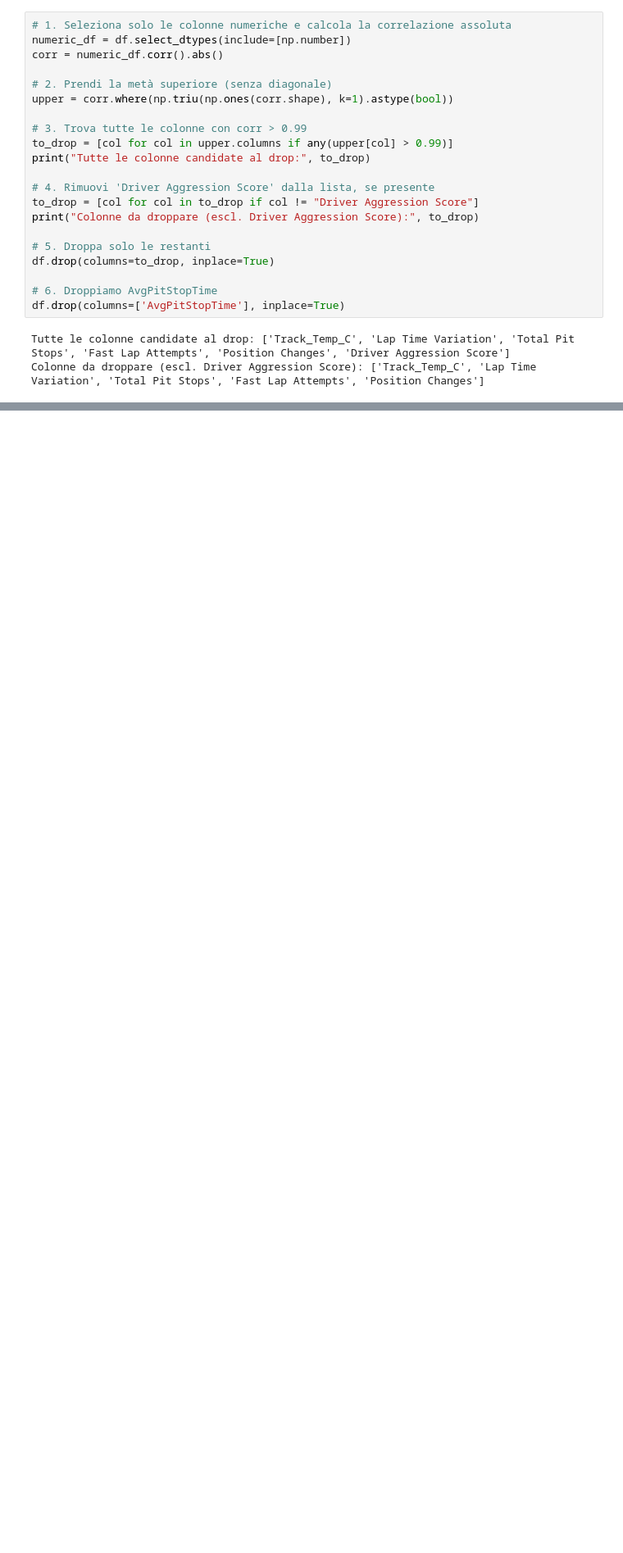
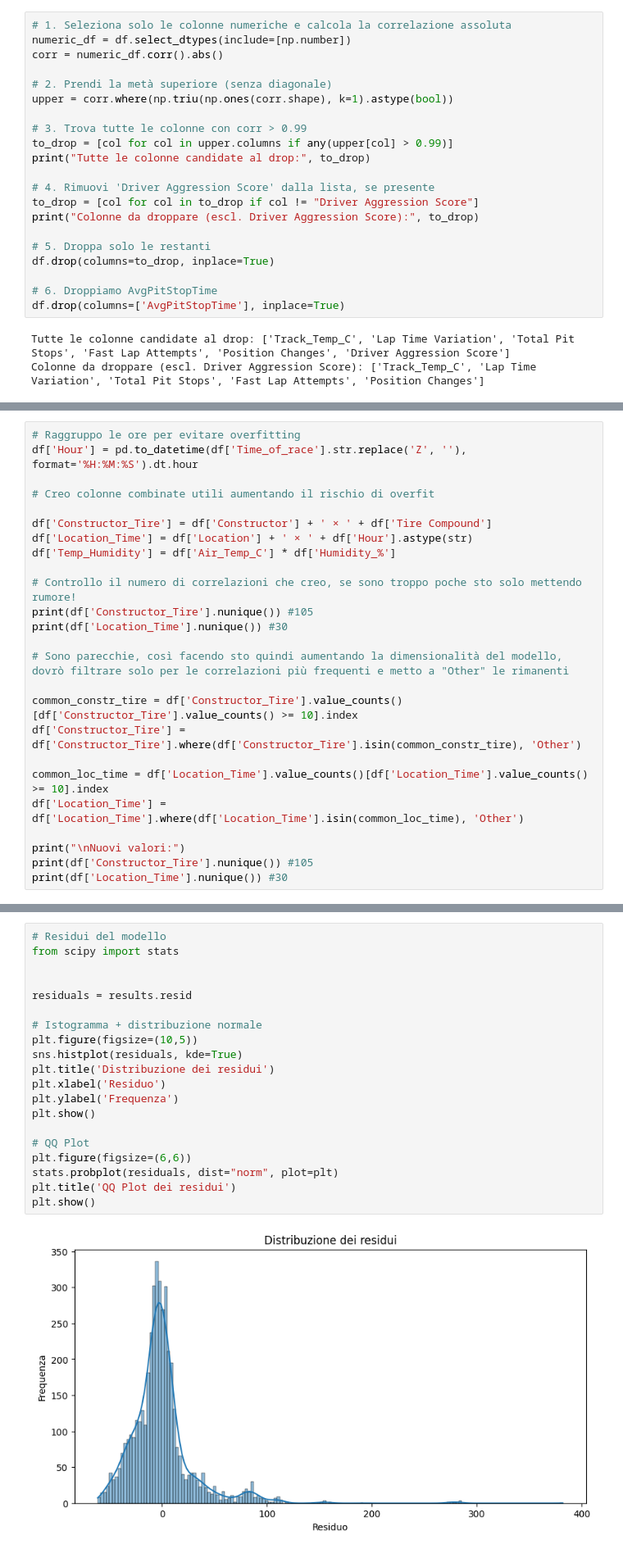
Before and after one commit to aminb00/StatisticalLearningProject, a Jupyter notebook: DataPreparation.ipynb, the cells around one changed output, grey strips where cells are left out. Shown: that part at 82% size. Saved outputs shown, nothing was run; the diff lists cells and outputs as text; blank space fills up the shorter version.

```diff
--- a/DataPreparation.ipynb
+++ b/DataPreparation.ipynb
@@ -235,0 +322,25 @@ plt.show()
+# %%
+# Raggruppo le ore per evitare overfitting
+df['Hour'] = pd.to_datetime(df['Time_of_race'].str.replace('Z', ''), format='%H:%M:%S').dt.hour
+
+# Creo colonne combinate utili aumentando il rischio di overfit
+
+df['Constructor_Tire'] = df['Constructor'] + ' × ' + df['Tire Compound']
+df['Location_Time'] = df['Location'] + ' × ' + df['Hour'].astype(str)
+df['Temp_Humidity'] = df['Air_Temp_C'] * df['Humidity_%']
+
+# Controllo il numero di correlazioni che creo, se sono troppo poche sto solo mettendo rumore!
+print(df['Constructor_Tire'].nunique()) #105
+print(df['Location_Time'].nunique()) #30
+
+# Sono parecchie, così facendo sto quindi aumentando la dimensionalità del modello, dovrò filtrare solo per le correlazioni più frequenti e metto a "Other" le rimanenti
+
+common_constr_tire = df['Constructor_Tire'].value_counts()[df['Constructor_Tire'].value_counts() >= 10].index
+df['Constructor_Tire'] = df['Constructor_Tire'].where(df['Constructor_Tire'].isin(common_constr_tire), 'Other')
+
+common_loc_time = df['Location_Time'].value_counts()[df['Location_Time'].value_counts() >= 10].index
+df['Location_Time'] = df['Location_Time'].where(df['Location_Time'].isin(common_loc_time), 'Other')
+
+print("\nNuovi valori:")
+print(df['Constructor_Tire'].nunique()) #105
+print(df['Location_Time'].nunique()) #30
@@ -235,0 +501,22 @@ plt.show()
+# %%
+# Residui del modello
+from scipy import stats
+
+
+residuals = results.resid
+
+# Istogramma + distribuzione normale
+plt.figure(figsize=(10,5))
+sns.histplot(residuals, kde=True)
+plt.title('Distribuzione dei residui')
+plt.xlabel('Residuo')
+plt.ylabel('Frequenza')
+plt.show()
+
+# QQ Plot
+plt.figure(figsize=(6,6))
+stats.probplot(residuals, dist="norm", plot=plt)
+plt.title('QQ Plot dei residui')
+plt.show()
+# %% [output]
+[figure, added]
```
Also changed, not shown: parts of 17 cells of this notebook.
